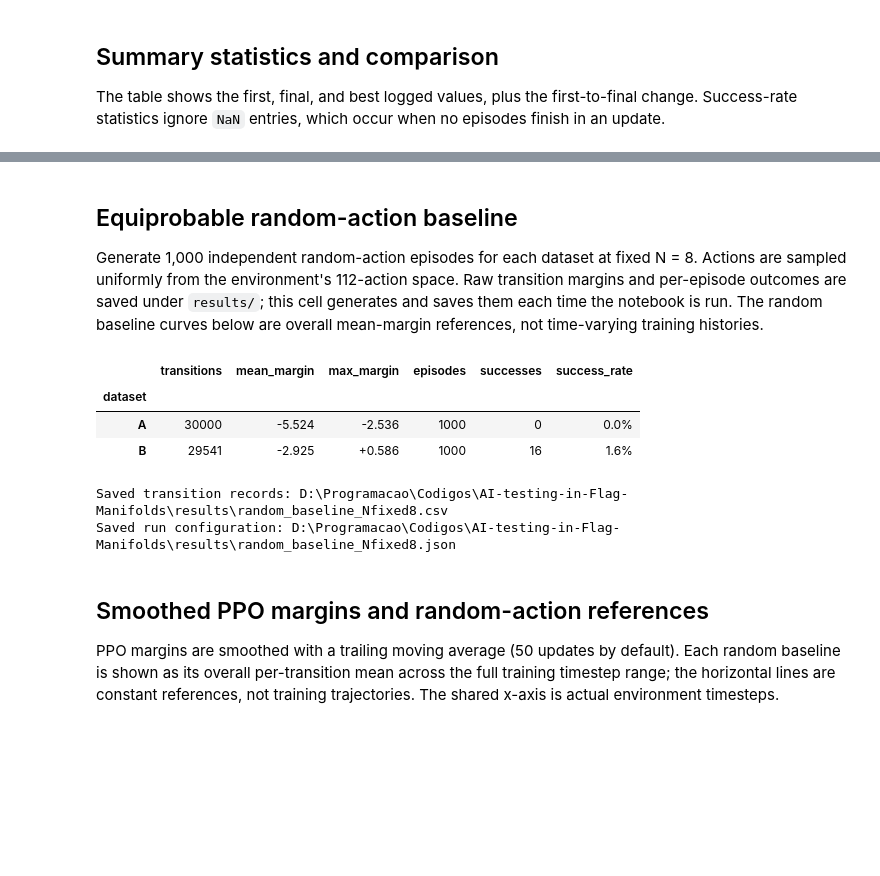
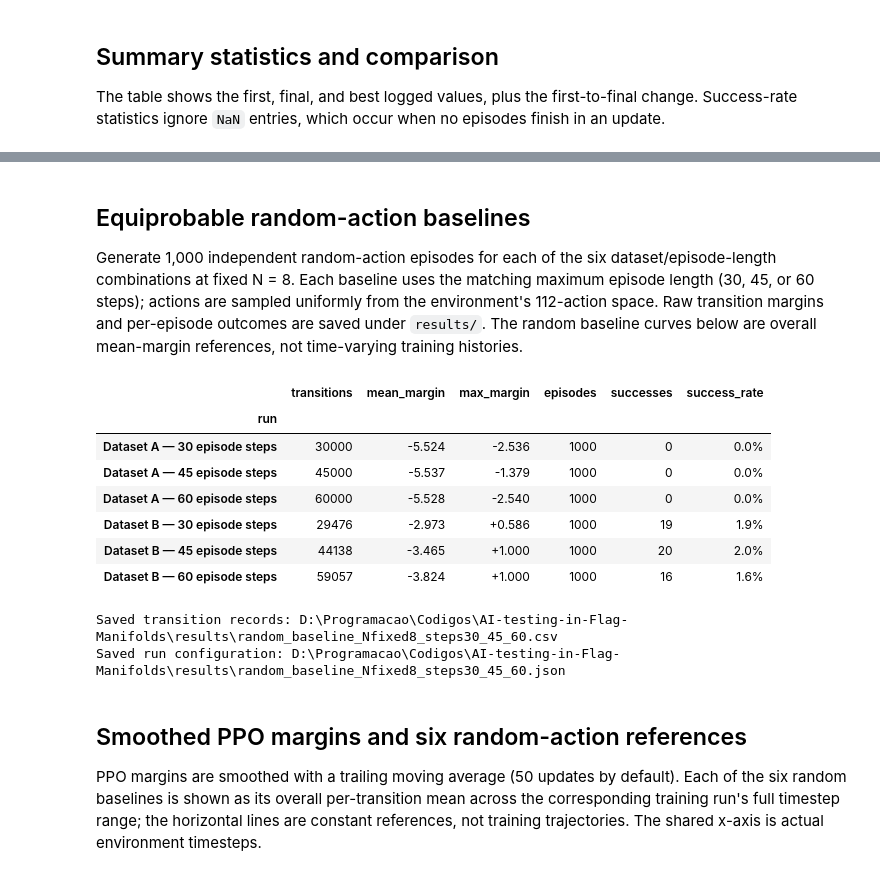
Before and after one commit to Caioriqui/AI-testing-in-Flag-Manifolds, a Jupyter notebook: notebooks/03_training_history_comparison_Nfixed8_simple.ipynb, the cells around one changed output, grey strips where cells are left out. Saved outputs shown, nothing was run; the diff lists cells and outputs as text; code cells hidden in the pictures; blank space fills up the shorter version.

Commit message:
Included varying stepsmax

```diff
--- a/notebooks/03_training_history_comparison_Nfixed8_simple.ipynb
+++ b/notebooks/03_training_history_comparison_Nfixed8_simple.ipynb
@@ -142,11 +192,10 @@ Dataset B: 0.0% of updates have a positive mean margin; overall mean = -5.519.
 This is the fraction of updates with a positive batch-mean margin, not the fraction of individual states with positive margin. A few large positive values can outweigh many smaller negative values.
 # %% [markdown]
-## Equiprobable random-action baseline
+## Equiprobable random-action baselines
 
-Generate 1,000 independent random-action episodes for each dataset at fixed N = 8. Actions are sampled uniformly from the environment's 112-action space. Raw transition margins and per-episode outcomes are saved under `results/`; this cell generates and saves them each time the notebook is run. The random baseline curves below are overall mean-margin references, not time-varying training histories.
+Generate 1,000 independent random-action episodes for each of the six dataset/episode-length combinations at fixed N = 8. Each baseline uses the matching maximum episode length (30, 45, or 60 steps); actions are sampled uniformly from the environment's 112-action space. Raw transition margins and per-episode outcomes are saved under `results/`. The random baseline curves below are overall mean-margin references, not time-varying training histories.
 # %%
 N_EPISODES = 1_000
-MAX_EPISODE_STEPS = 30
 BASELINE_SEED = 2026
 
 results_dir = project_root / "results"
@@ -154,12 +203,14 @@ results_dir.mkdir(parents=True, exist_ok=True)
 baseline_rows = []
 baseline_episode_summaries = []
 
-for dataset_index, dataset_code in enumerate(("A", "B")):
-    env_seed = BASELINE_SEED + dataset_index
-    action_seed = BASELINE_SEED + 100 + dataset_index
+for run_index, (run_name, spec) in enumerate(run_specs.items()):
+    dataset_code = spec["dataset"]
+    max_episode_steps = spec["episode_steps"]
+    env_seed = BASELINE_SEED + run_index
+    action_seed = BASELINE_SEED + 100 + run_index
     env = DynkinEnv(
         n=8,
-        max_steps=MAX_EPISODE_STEPS,
+        max_steps=max_episode_steps,
         dataset=dataset_code,
         seed=env_seed,
     )
@@ -170,11 +221,13 @@ for dataset_index, dataset_code in enumerate(("A", "B")):
         episode_rows = []
         episode_success = False
 
-        for step in range(1, MAX_EPISODE_STEPS + 1):
+        for step in range(1, max_episode_steps + 1):
             action = int(action_rng.integers(0, env.action_dim))
             _, _, terminated, truncated, info = env.step(action)
             episode_rows.append({
+                "run": run_name,
                 "dataset": dataset_code,
+                "max_episode_steps": max_episode_steps,
                 "episode": episode,
                 "step": step,
                 "action": action,
@@ -188,62 +241,82 @@ for dataset_index, dataset_code in enumerate(("A", "B")):
             row["episode_success"] = episode_success
             baseline_rows.append(row)
         baseline_episode_summaries.append({
+            "run": run_name,
             "dataset": dataset_code,
+            "max_episode_steps": max_episode_steps,
             "episode": episode,
             "steps": len(episode_rows),
             "success": episode_success,
         })
 
+del env
 baseline_data = pd.DataFrame(baseline_rows)
 baseline_episodes = pd.DataFrame(baseline_episode_summaries)
 
-baseline_csv_path = results_dir / "random_baseline_Nfixed8.csv"
-baseline_metadata_path = results_dir / "random_baseline_Nfixed8.json"
+baseline_csv_path = results_dir / "random_baseline_Nfixed8_steps30_45_60.csv"
+baseline_metadata_path = results_dir / "random_baseline_Nfixed8_steps30_45_60.json"
 baseline_data.to_csv(baseline_csv_path, index=False)
 
 baseline_metadata = {
     "n": 8,
-    "max_episode_steps": MAX_EPISODE_STEPS,
-    "episodes_per_dataset": N_EPISODES,
-    "datasets": ["A", "B"],
+    "episodes_per_run": N_EPISODES,
+    "run_configurations": [
+        {
+            "run": run_name,
+            "dataset": spec["dataset"],
+            "max_episode_steps": spec["episode_steps"],
+            "training_log": str(spec["path"].relative_to(project_root)),
+        }
+        for run_name, spec in run_specs.items()
+    ],
     "action_dim": 112,
     "action_sampling": "uniform integer action in [0, action_dim)",
-    "env_seeds": {"A": BASELINE_SEED, "B": BASELINE_SEED + 1},
-    "action_rng_seeds": {"A": BASELINE_SEED + 100, "B": BASELINE_SEED + 101},
+    "env_seeds": {
+        run_name: BASELINE_SEED + index
+        for index, run_name in enumerate(run_specs)
+    },
+    "action_rng_seeds": {
+        run_name: BASELINE_SEED + 100 + index
+        for index, run_name in enumerate(run_specs)
+    },
     "margin": "raw per-transition spherical margin from StepInfo.margin",
     "success": "episode_success is repeated on each transition row for its episode",
 }
 baseline_metadata_path.write_text(json.dumps(baseline_metadata, indent=2), encoding="utf-8")
 
-baseline_summary = baseline_data.groupby("dataset").agg(
+baseline_summary = baseline_data.groupby("run").agg(
     transitions=("margin", "size"),
     mean_margin=("margin", "mean"),
     max_margin=("margin", "max"),
 )
-baseline_episode_summary = baseline_episodes.groupby("dataset").agg(
+baseline_episode_summary = baseline_episodes.groupby("run").agg(
     episodes=("episode", "size"),
     successes=("success", "sum"),
     success_rate=("success", "mean"),
 )
 baseline_summary = baseline_summary.join(baseline_episode_summary)
 display(baseline_summary.style.format({
     "mean_margin": "{:+.3f}",
     "max_margin": "{:+.3f}",
     "success_rate": "{:.1%}",
 }))
 print(f"Saved transition records: {baseline_csv_path}")
 print(f"Saved run configuration: {baseline_metadata_path}")
 # %% [output]
 |  | transitions | mean_margin | max_margin | episodes | successes | success_rate |
-| dataset |  |  |  |  |  |  |
-| A | 30000 | -5.524 | -2.536 | 1000 | 0 | 0.0% |
-| B | 29541 | -2.925 | +0.586 | 1000 | 16 | 1.6% |
+| run |  |  |  |  |  |  |
+| Dataset A — 30 episode steps | 30000 | -5.524 | -2.536 | 1000 | 0 | 0.0% |
+| Dataset A — 45 episode steps | 45000 | -5.537 | -1.379 | 1000 | 0 | 0.0% |
+| Dataset A — 60 episode steps | 60000 | -5.528 | -2.540 | 1000 | 0 | 0.0% |
+| Dataset B — 30 episode steps | 29476 | -2.973 | +0.586 | 1000 | 19 | 1.9% |
+| Dataset B — 45 episode steps | 44138 | -3.465 | +1.000 | 1000 | 20 | 2.0% |
+| Dataset B — 60 episode steps | 59057 | -3.824 | +1.000 | 1000 | 16 | 1.6% |
-Saved transition records: D:\Programacao\Codigos\AI-testing-in-Flag-Manifolds\results\random_baseline_Nfixed8.csv
-Saved run configuration: D:\Programacao\Codigos\AI-testing-in-Flag-Manifolds\results\random_baseline_Nfixed8.json
+Saved transition records: D:\Programacao\Codigos\AI-testing-in-Flag-Manifolds\results\random_baseline_Nfixed8_steps30_45_60.csv
+Saved run configuration: D:\Programacao\Codigos\AI-testing-in-Flag-Manifolds\results\random_baseline_Nfixed8_steps30_45_60.json
 # %% [markdown]
-## Smoothed PPO margins and random-action references
+## Smoothed PPO margins and six random-action references
 
-PPO margins are smoothed with a trailing moving average (50 updates by default). Each random baseline is shown as its overall per-transition mean across the full training timestep range; the horizontal lines are constant references, not training trajectories. The shared x-axis is actual environment timesteps.
+PPO margins are smoothed with a trailing moving average (50 updates by default). Each of the six random baselines is shown as its overall per-transition mean across the corresponding training run's full timestep range; the horizontal lines are constant references, not training trajectories. The shared x-axis is actual environment timesteps.
 # %%
 MOVING_AVERAGE_UPDATES = 50
 
```
Also changed, not shown: parts of 7 cells of this notebook.
